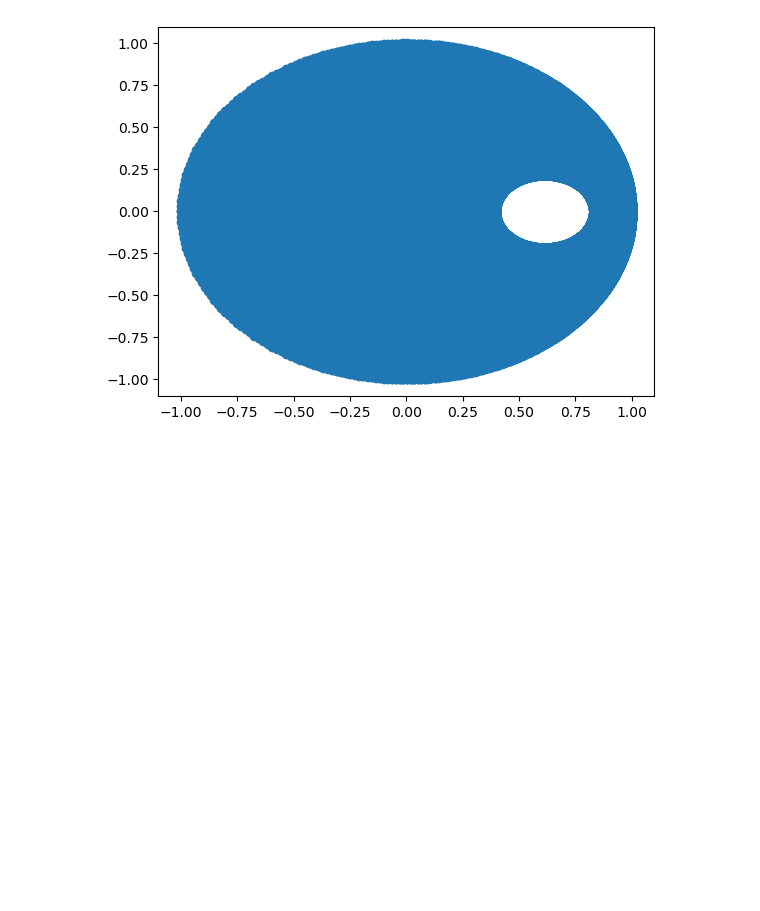
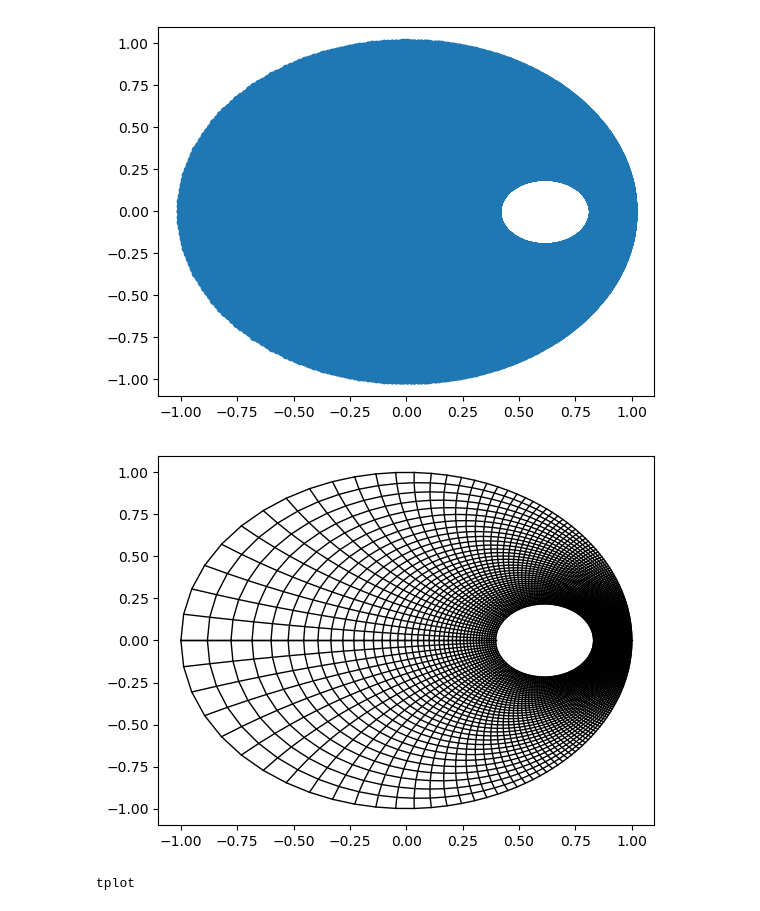
Before and after one commit to aledha/math228b, a Jupyter notebook: Problem sets/PS3/ps3.ipynb, the cells around one changed output. Saved outputs shown, nothing was run; the diff lists cells and outputs as text; code cells hidden in the pictures; blank space fills up the shorter version.

```diff
--- a/Problem sets/PS3/ps3.ipynb
+++ b/Problem sets/PS3/ps3.ipynb
@@ -92,3 +93,67 @@ scatter(xi, eta)
 gcf()
 # %% [output]
 [figure]
+# %%
+function R(ξη)
+    z = ξη[1] + 2*pi*ξη[2] * 1im
+    w = (2*exp(z) - 3) / (3*exp(z) - 2)
+    xy = [real(w), imag(w)]
+    return xy
+end
+
+clf()
+plot_mapped_grid(R, 40, 200)
+gcf()
+# %% [output]
+[figure, added]
+# %%
+"""
+    t = delaunay(p)
+
+Delaunay triangulation `t` of N x 2 node array `p`.
+"""
+delaunay(p) = collect(reinterpret(reshape, Int32,
+        D.triangulate(D.PointsFromMatrix(p')).triangles)')
+
+"""
+inside = inpolygon(p, pv)
+
+Determine if each point in the N x 2 node array `p` is inside the polygon
+described by the NE x 2 node array `pv`.
+"""
+function inpolygon(p, pv)
+    if ndims(p) == 2 && size(p,2) == 2
+        return [ inpolygon(p[ip,:], pv) for ip = 1:size(p,1) ]
+    end
+    cn = 0
+    for i = 1:size(pv,1) - 1
+        if pv[i,2] <= p[2] && pv[i+1,2] > p[2] ||
+            pv[i,2] > p[2] && pv[i+1,2] <= p[2]
+            vt = (p[2] - pv[i,2]) / (pv[i+1,2] - pv[i,2])
+            if p[1] < pv[i,1] + vt * (pv[i+1,1] - pv[i,1])
+                cn += 1
+            end
+        end
+    end
+    return cn % 2 == 1
+end
+
+"""
+    tplot(p, t, u=nothing)
+
+If `u` == nothing: Plot triangular mesh with nodes `p` and triangles `t`.
+If `u` == solution vector: Plot filled contour color plot of solution `u`.
+"""
+function tplot(p, t, u=nothing)
+    clf()
+    axis("equal")
+    if u == nothing
+        tripcolor(p[:,1], p[:,2], Array(t .- 1), 0*t[:,1],
+                  cmap="Set3", edgecolors="k", linewidth=1)
+    else
+        tricontourf(p[:,1], p[:,2], Array(t .- 1), u[:], 20)
+    end
+    draw()
+end
+# %% [output]
+tplot
```
Also changed, not shown: parts of 3 cells of this notebook.
